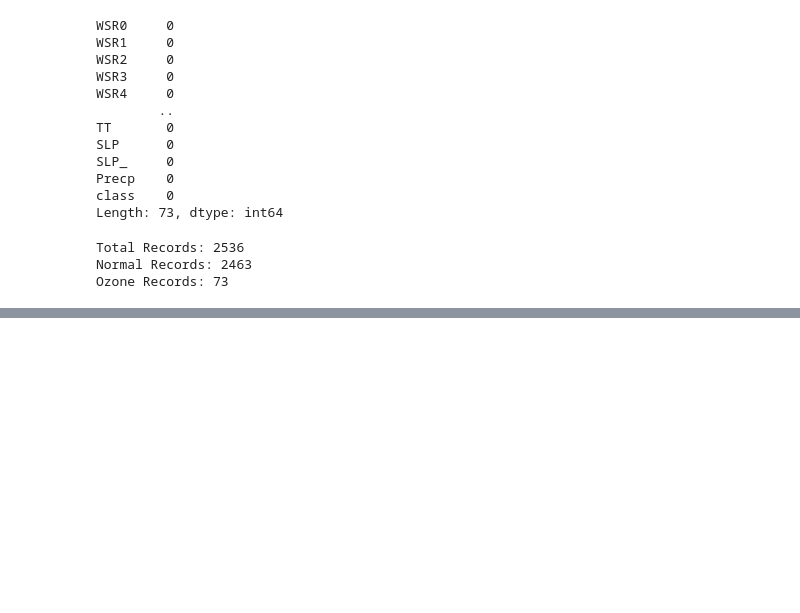
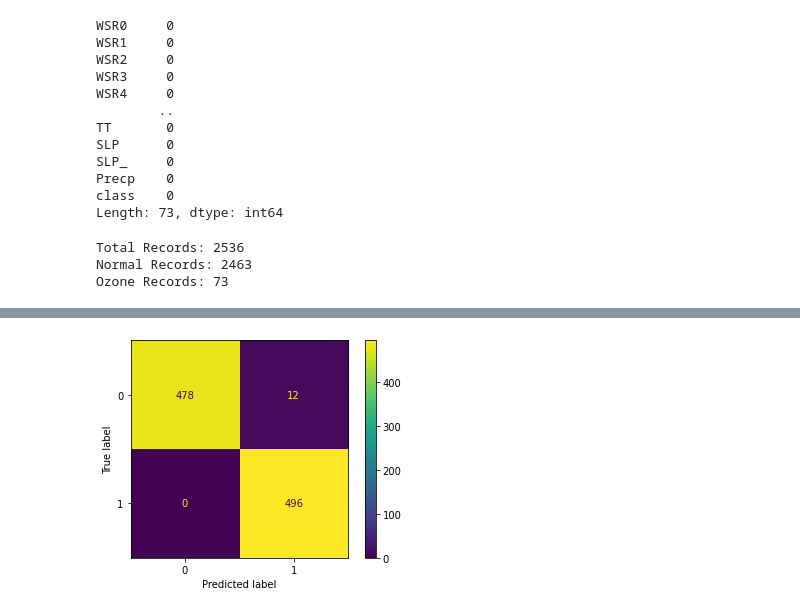
Before and after one commit to gauravvv2204/Ozone-Level-Detection, a Jupyter notebook: RandomForest.ipynb, the cells around one changed output, grey strips where cells are left out. Drawn from its saved outputs; the diff is of its cells as text; code cells hidden in the pictures; blank space fills up the shorter version.

```diff
--- a/RandomForest.ipynb
+++ b/RandomForest.ipynb
@@ -120,0 +122,10 @@ Mean Squared Error is 0.007520486815415822
+# %%
+from sklearn.metrics import confusion_matrix, ConfusionMatrixDisplay, accuracy_score, roc_curve, auc, precision_score,recall_score,f1_score
+cm = confusion_matrix(Y_test, np.round(ypredict))
+disp_cm = ConfusionMatrixDisplay(confusion_matrix=cm)
+disp_cm.plot()
+path = r"D:\College HW\ML\Project\Ozone-Level-Detection\Images"
+plt.savefig(r"{}\RandomForest_CONFmat.png".format(path))
+plt.show()
+# %% [output]
+[figure, added]
```
Also changed, not shown: parts of 7 cells of this notebook, 13 other files.
